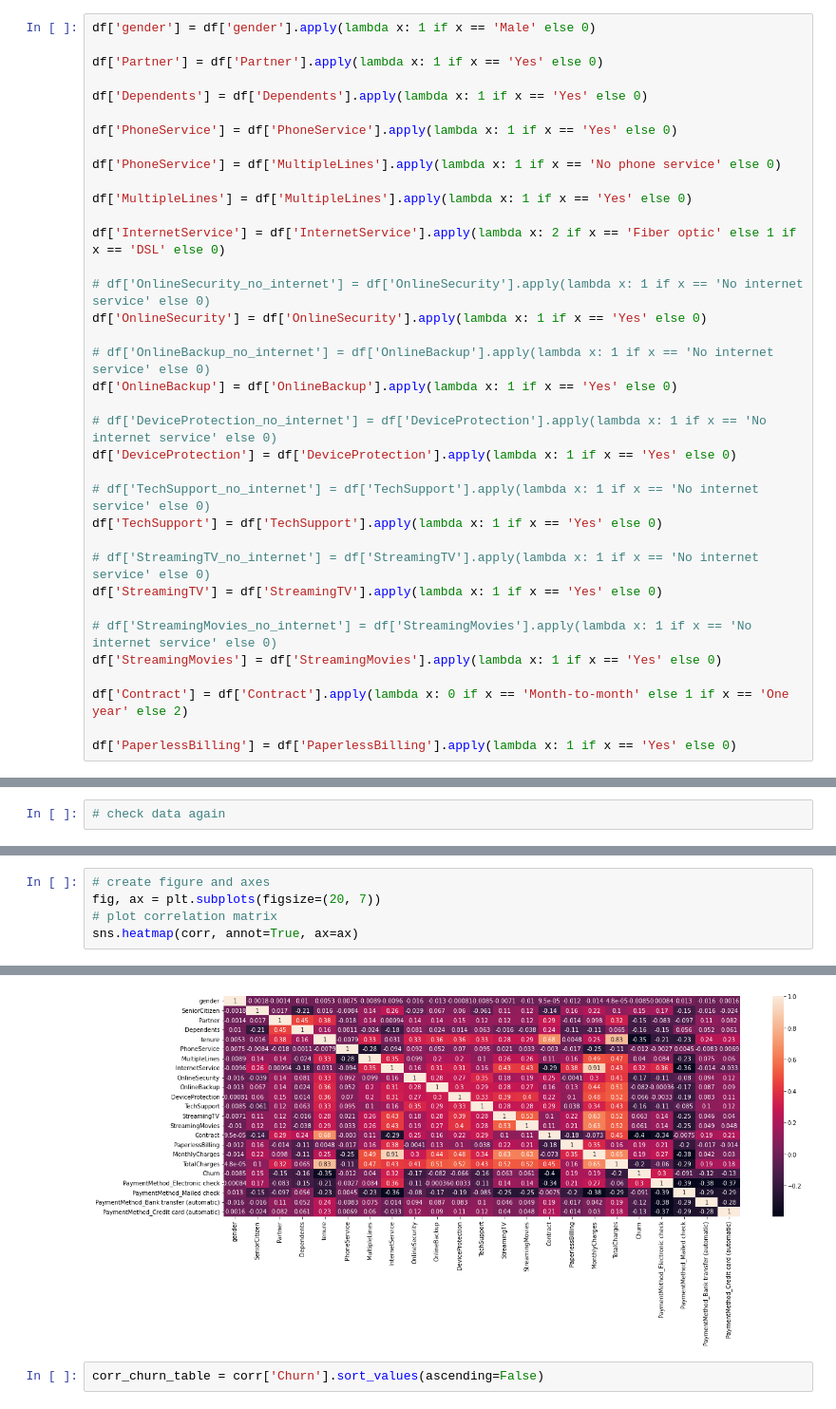
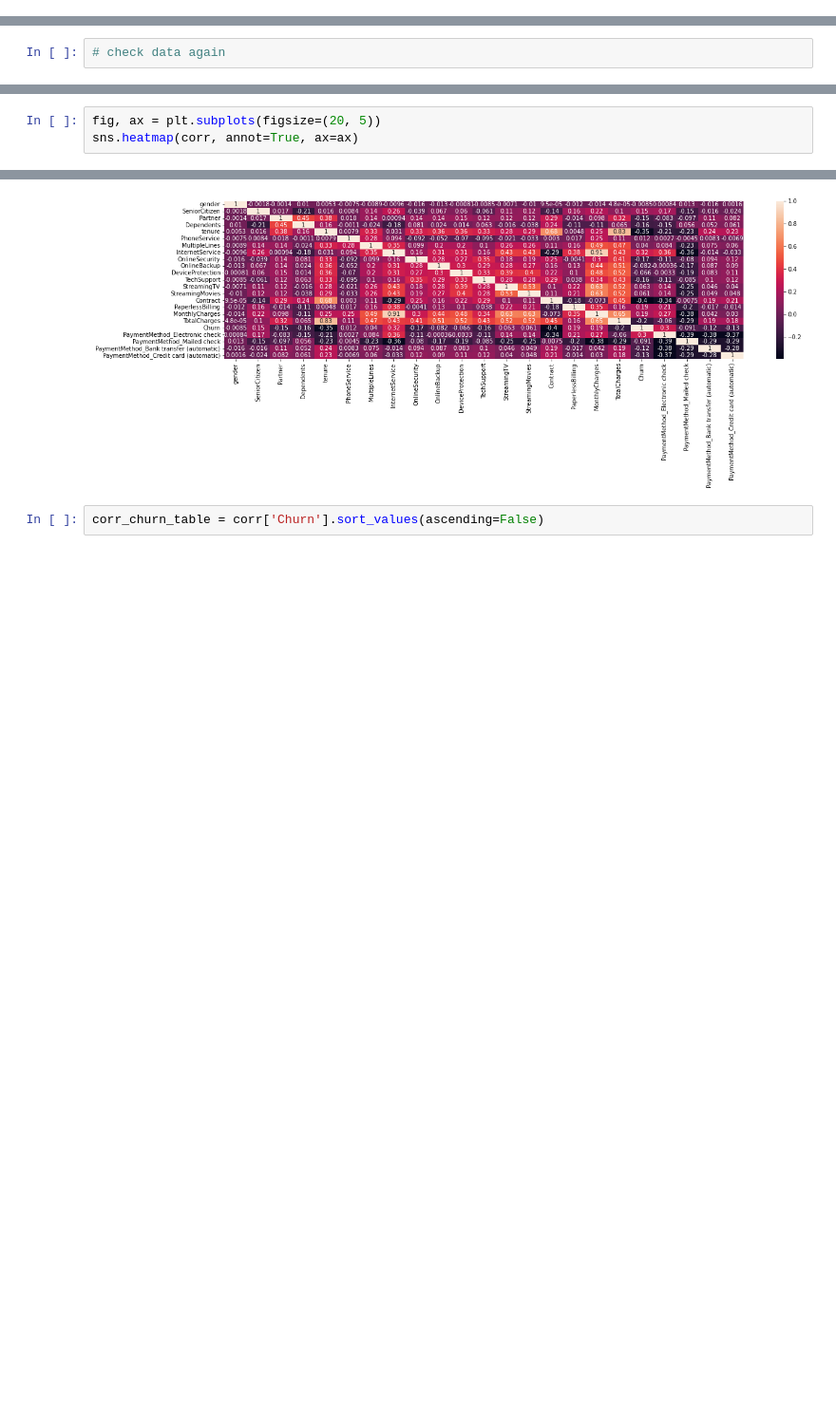
Before and after one commit to peerapat-t/telco_churn_prediction_model, a Jupyter notebook: telco churn prediction model.ipynb, the cells around one changed output, grey strips where cells are left out. Shown at 95% size. Saved outputs shown, nothing was run; the diff lists cells and outputs as text; blank space fills up the shorter version.

```diff
--- a/telco churn prediction model.ipynb
+++ b/telco churn prediction model.ipynb
@@ -169,36 +137,0 @@ df['TotalCharges'] = df['TotalCharges'].astype(float)
-# %%
-df['gender'] = df['gender'].apply(lambda x: 1 if x == 'Male' else 0)
-
-df['Partner'] = df['Partner'].apply(lambda x: 1 if x == 'Yes' else 0)
-
-df['Dependents'] = df['Dependents'].apply(lambda x: 1 if x == 'Yes' else 0)
-
-df['PhoneService'] = df['PhoneService'].apply(lambda x: 1 if x == 'Yes' else 0)
-
-df['PhoneService'] = df['MultipleLines'].apply(lambda x: 1 if x == 'No phone service' else 0)
-
-df['MultipleLines'] = df['MultipleLines'].apply(lambda x: 1 if x == 'Yes' else 0)
-
-df['InternetService'] = df['InternetService'].apply(lambda x: 2 if x == 'Fiber optic' else 1 if x == 'DSL' else 0)
-
-# df['OnlineSecurity_no_internet'] = df['OnlineSecurity'].apply(lambda x: 1 if x == 'No internet service' else 0)
-df['OnlineSecurity'] = df['OnlineSecurity'].apply(lambda x: 1 if x == 'Yes' else 0)
-
-# df['OnlineBackup_no_internet'] = df['OnlineBackup'].apply(lambda x: 1 if x == 'No internet service' else 0)
-df['OnlineBackup'] = df['OnlineBackup'].apply(lambda x: 1 if x == 'Yes' else 0)
-
-# df['DeviceProtection_no_internet'] = df['DeviceProtection'].apply(lambda x: 1 if x == 'No internet service' else 0)
-df['DeviceProtection'] = df['DeviceProtection'].apply(lambda x: 1 if x == 'Yes' else 0)
-
-# df['TechSupport_no_internet'] = df['TechSupport'].apply(lambda x: 1 if x == 'No internet service' else 0)
-df['TechSupport'] = df['TechSupport'].apply(lambda x: 1 if x == 'Yes' else 0)
-
-# df['StreamingTV_no_internet'] = df['StreamingTV'].apply(lambda x: 1 if x == 'No internet service' else 0)
-df['StreamingTV'] = df['StreamingTV'].apply(lambda x: 1 if x == 'Yes' else 0)
-
-# df['StreamingMovies_no_internet'] = df['StreamingMovies'].apply(lambda x: 1 if x == 'No internet service' else 0)
-df['StreamingMovies'] = df['StreamingMovies'].apply(lambda x: 1 if x == 'Yes' else 0)
-
-df['Contract'] = df['Contract'].apply(lambda x: 0 if x == 'Month-to-month' else 1 if x == 'One year' else 2)
-
-df['PaperlessBilling'] = df['PaperlessBilling'].apply(lambda x: 1 if x == 'Yes' else 0)
@@ -234,11 +275,9 @@ corr = df.corr()
 # %%
-# create figure and axes
-fig, ax = plt.subplots(figsize=(20, 7))
-# plot correlation matrix
+fig, ax = plt.subplots(figsize=(20, 5))
 sns.heatmap(corr, annot=True, ax=ax)
 # %% [output]
 <AxesSubplot:>
-[figure, old version]
+[figure, new version]
 # %%
 corr_churn_table = corr['Churn'].sort_values(ascending=False)
 # %%
```
Also changed, not shown: parts of 86 cells of this notebook, 2 other files.
